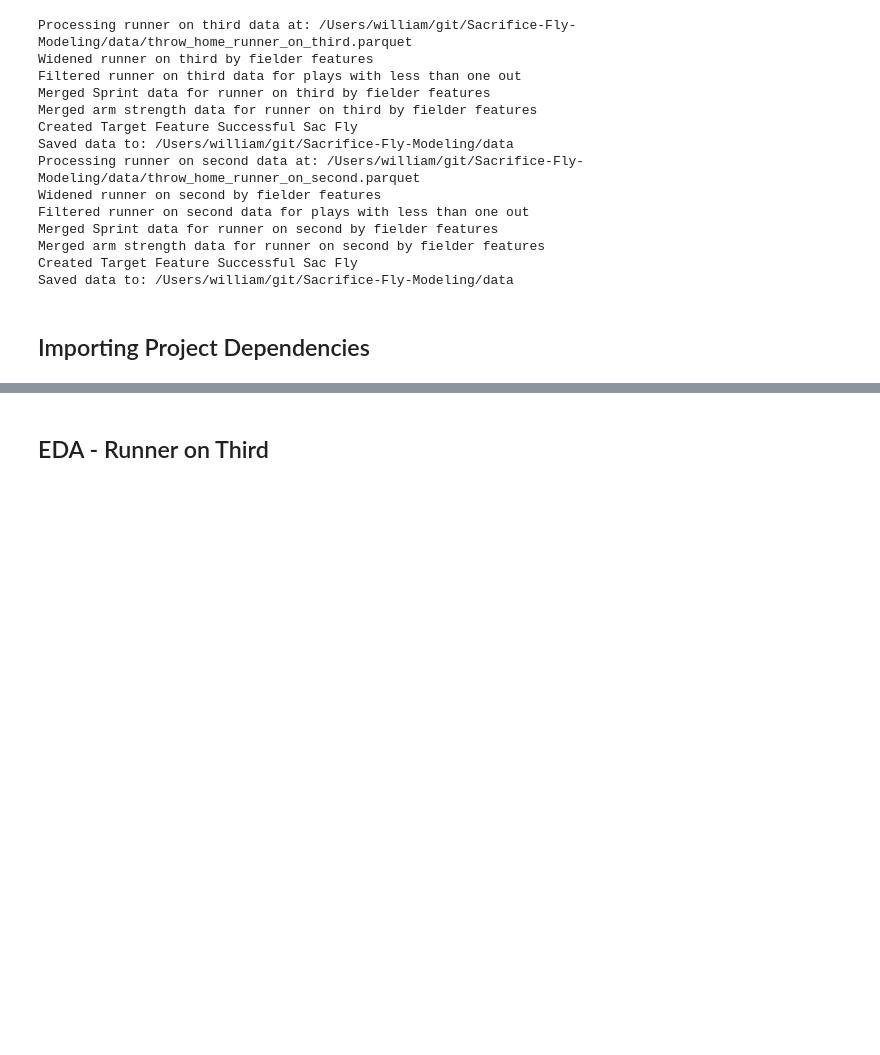
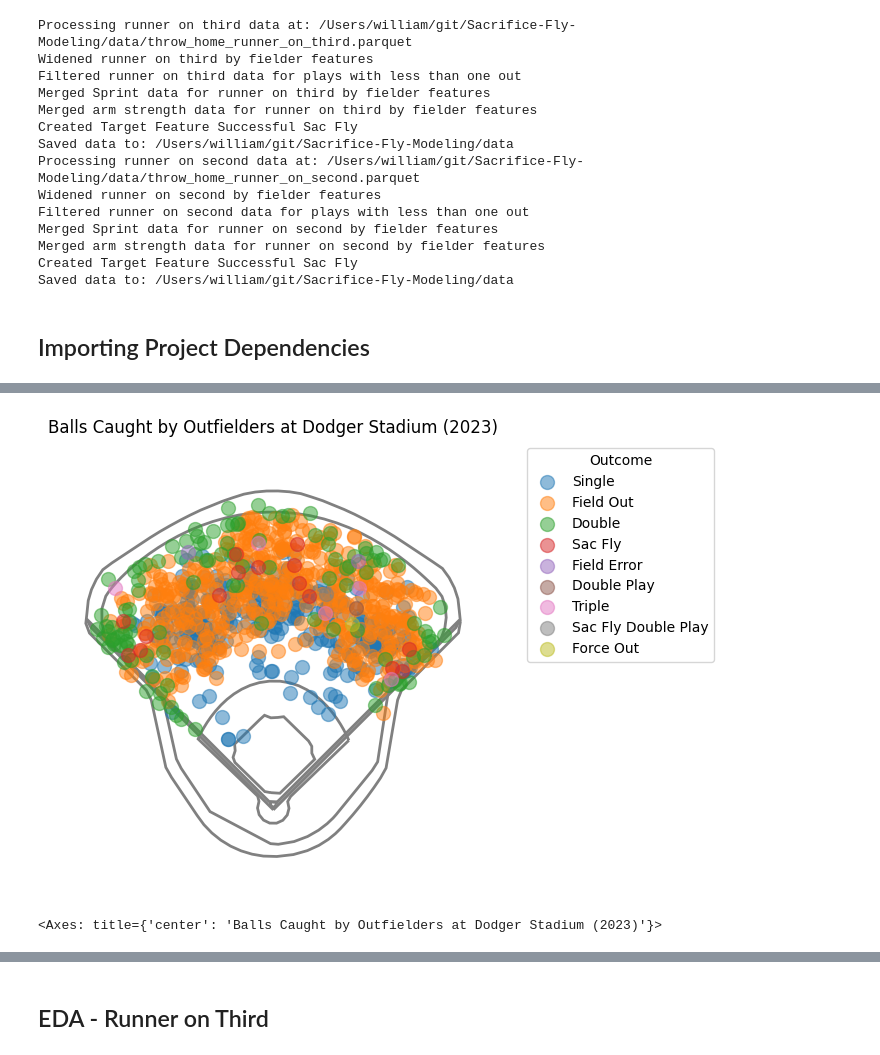
Before and after one commit to Dodgers-Capstone/Sacrifice-Fly-Modeling, a Jupyter notebook: notebooks/1_master.ipynb, the cells around one changed output, grey strips where cells are left out. Drawn from its saved outputs; the diff is of its cells as text; code cells hidden in the pictures; blank space fills up the shorter version.

```diff
--- a/notebooks/1_master.ipynb
+++ b/notebooks/1_master.ipynb
@@ -82,0 +105,7 @@ on_base_lf = pl.scan_parquet(on_base_path)
+# %%
+outfielder_caught_pd = statcast_pd[statcast_pd['hit_location'].isin([7.0, 8.0, 9.0])].copy()
+
+spraychart(outfielder_caught_pd, 'dodgers', title='Balls Caught by Outfielders at Dodger Stadium (2023)')
+# %% [output]
+[figure, added]
+<Axes: title={'center': 'Balls Caught by Outfielders at Dodger Stadium (2023)'}>
```
Also changed, not shown: parts of 52 cells of this notebook.
